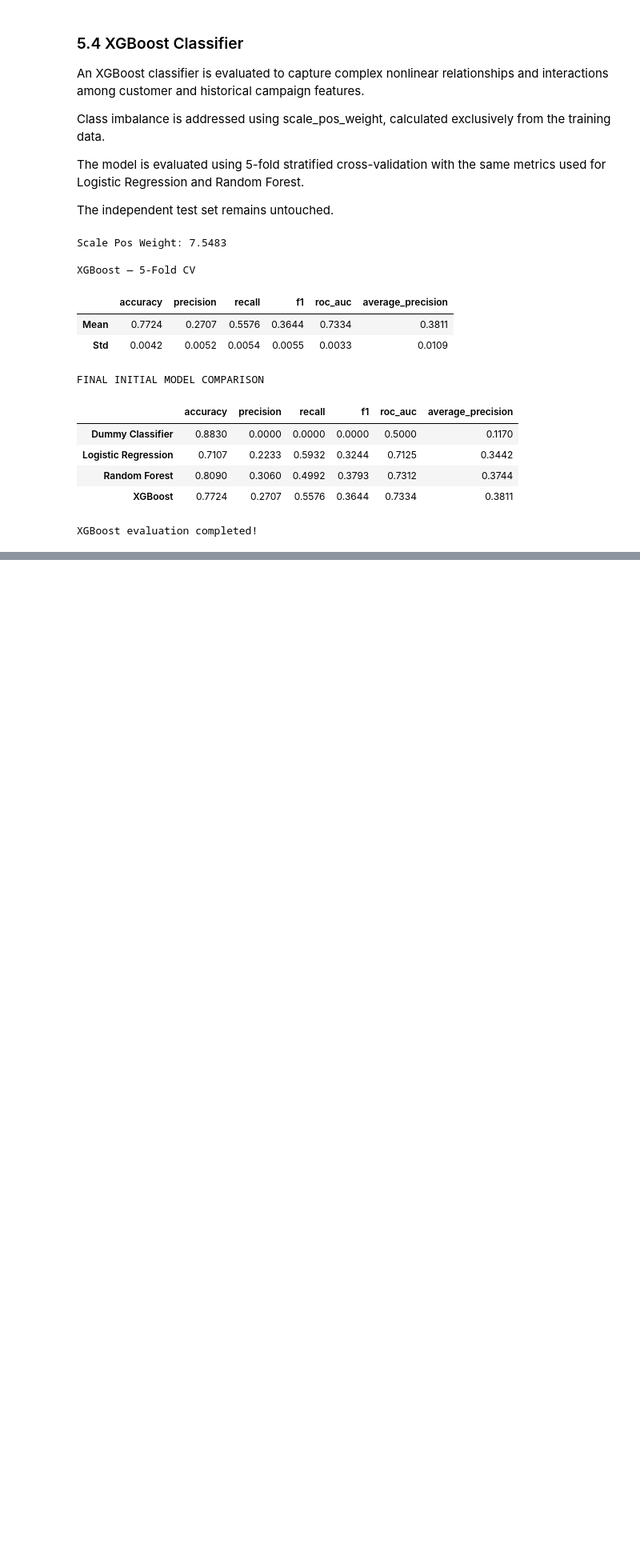
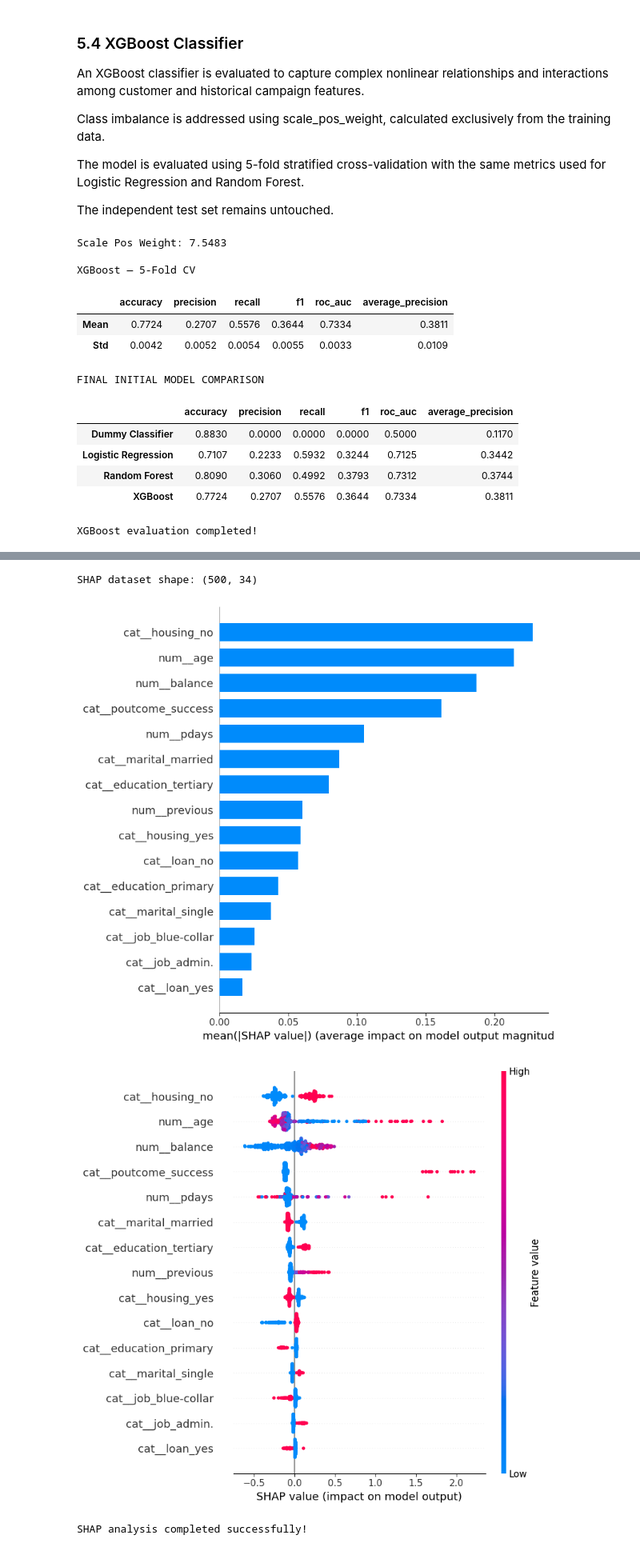
Before and after one commit to Merdgn/BankInsight-AI, a Jupyter notebook: notebooks/01_data_understanding.ipynb, the cells around one changed output, grey strips where cells are left out. Shown at 80% size. Cells and saved outputs as stored; diff of their text form; code cells hidden in the pictures; blank space fills up the shorter version.

```diff
--- a/notebooks/01_data_understanding.ipynb
+++ b/notebooks/01_data_understanding.ipynb
@@ -3783,0 +4532,75 @@ XGBoost evaluation completed!
+# %%
+
+# 7.4 SHAP Explainability — XGBoost
+
+import shap
+import numpy as np
+import pandas as pd
+import matplotlib.pyplot as plt
+
+# 1. Sample training observations for explanation
+X_shap = X_train.sample(
+    n=min(500, len(X_train)),
+    random_state=42
+)
+
+# 2. Access fitted preprocessing components
+feature_engineer = final_model.named_steps[
+    "feature_engineering"
+]
+
+fitted_preprocessor = final_model.named_steps[
+    "preprocessing"
+]
+
+xgb_classifier = final_model.named_steps[
+    "classifier"
+]
+
+# 3. Apply the exact fitted transformations
+X_engineered = feature_engineer.transform(X_shap)
+
+X_transformed = fitted_preprocessor.transform(
+    X_engineered
+)
+
+feature_names = (
+    fitted_preprocessor.get_feature_names_out()
+)
+
+X_shap_df = pd.DataFrame(
+    X_transformed,
+    columns=feature_names,
+    index=X_shap.index
+)
+
+print("SHAP dataset shape:", X_shap_df.shape)
+
+# 4. Explain the trained XGBoost classifier
+explainer = shap.TreeExplainer(xgb_classifier)
+
+shap_values = explainer(X_shap_df)
+
+# 5. SHAP summary — feature importance
+shap.summary_plot(
+    shap_values.values,
+    X_shap_df,
+    plot_type="bar",
+    max_display=15,
+    show=True
+)
+
+# 6. SHAP beeswarm plot
+shap.summary_plot(
+    shap_values.values,
+    X_shap_df,
+    max_display=15,
+    show=True
+)
+
+print("\nSHAP analysis completed successfully!")
+# %% [output]
+SHAP dataset shape: (500, 34)
+[figure, added]
+[figure, added]
+SHAP analysis completed successfully!
```
Also changed, not shown: parts of 33 cells of this notebook.
